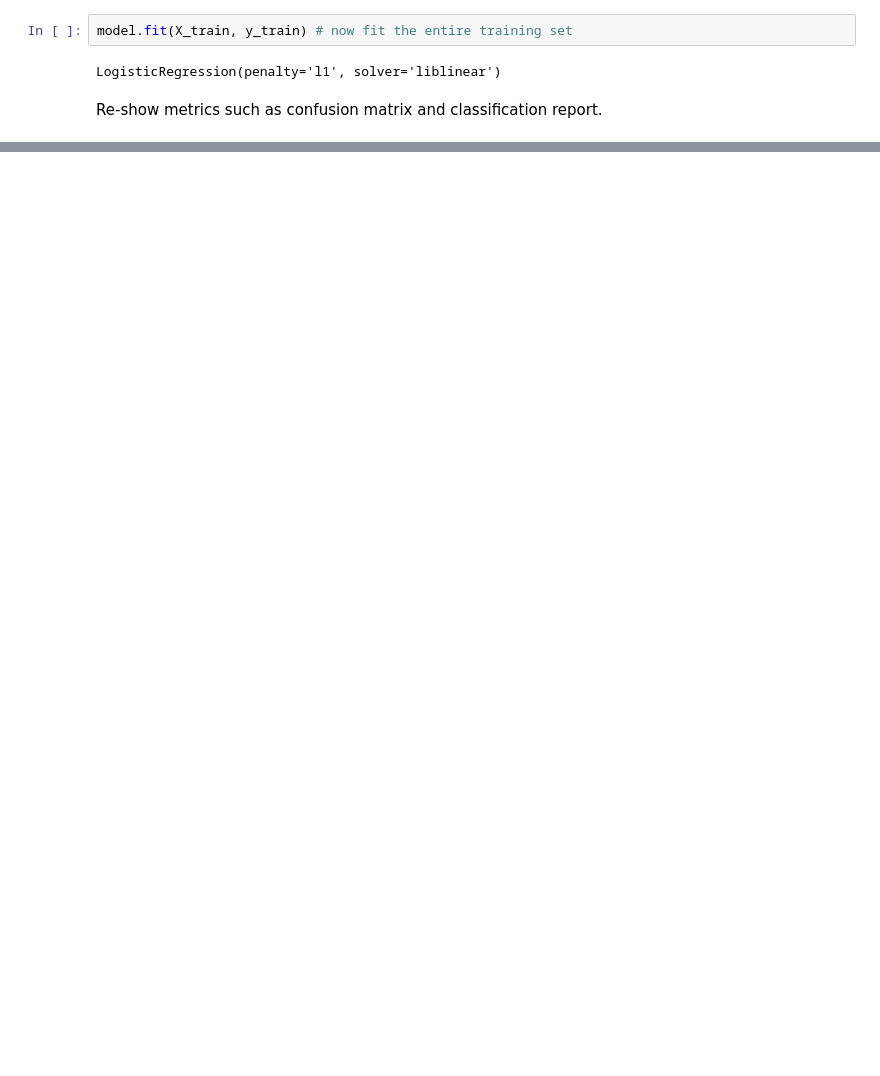
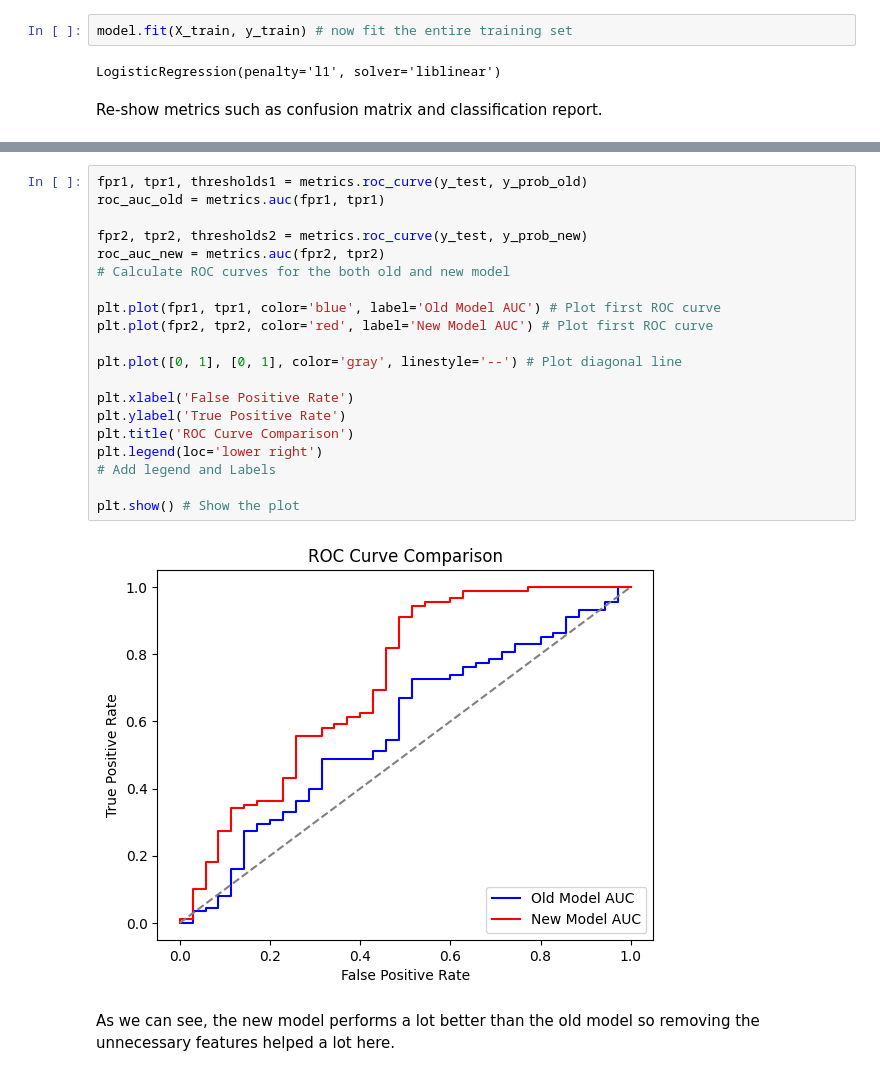
Before and after one commit to LoneCoder21/Loan-Eligibility, a Jupyter notebook: loaneligibility.ipynb, the cells around one changed output, grey strips where cells are left out. Drawn from its saved outputs; the diff is of its cells as text; blank space fills up the shorter version.

```diff
--- a/loaneligibility.ipynb
+++ b/loaneligibility.ipynb
@@ -509,0 +512,24 @@ The f1 scores are similar compared to old model so we reduced the dataset size b
+# %%
+fpr1, tpr1, thresholds1 = metrics.roc_curve(y_test, y_prob_old)
+roc_auc_old = metrics.auc(fpr1, tpr1)
+
+fpr2, tpr2, thresholds2 = metrics.roc_curve(y_test, y_prob_new)
+roc_auc_new = metrics.auc(fpr2, tpr2)
+# Calculate ROC curves for the both old and new model
+
+plt.plot(fpr1, tpr1, color='blue', label='Old Model AUC') # Plot first ROC curve
+plt.plot(fpr2, tpr2, color='red', label='New Model AUC') # Plot first ROC curve
+
+plt.plot([0, 1], [0, 1], color='gray', linestyle='--') # Plot diagonal line
+
+plt.xlabel('False Positive Rate')
+plt.ylabel('True Positive Rate')
+plt.title('ROC Curve Comparison')
+plt.legend(loc='lower right')
+# Add legend and Labels
+
+plt.show() # Show the plot
+# %% [output]
+[figure, added]
+# %% [markdown]
+As we can see, the new model performs a lot better than the old model so removing the unnecessary features helped a lot here.
```
Also changed, not shown: parts of 11 cells of this notebook.
